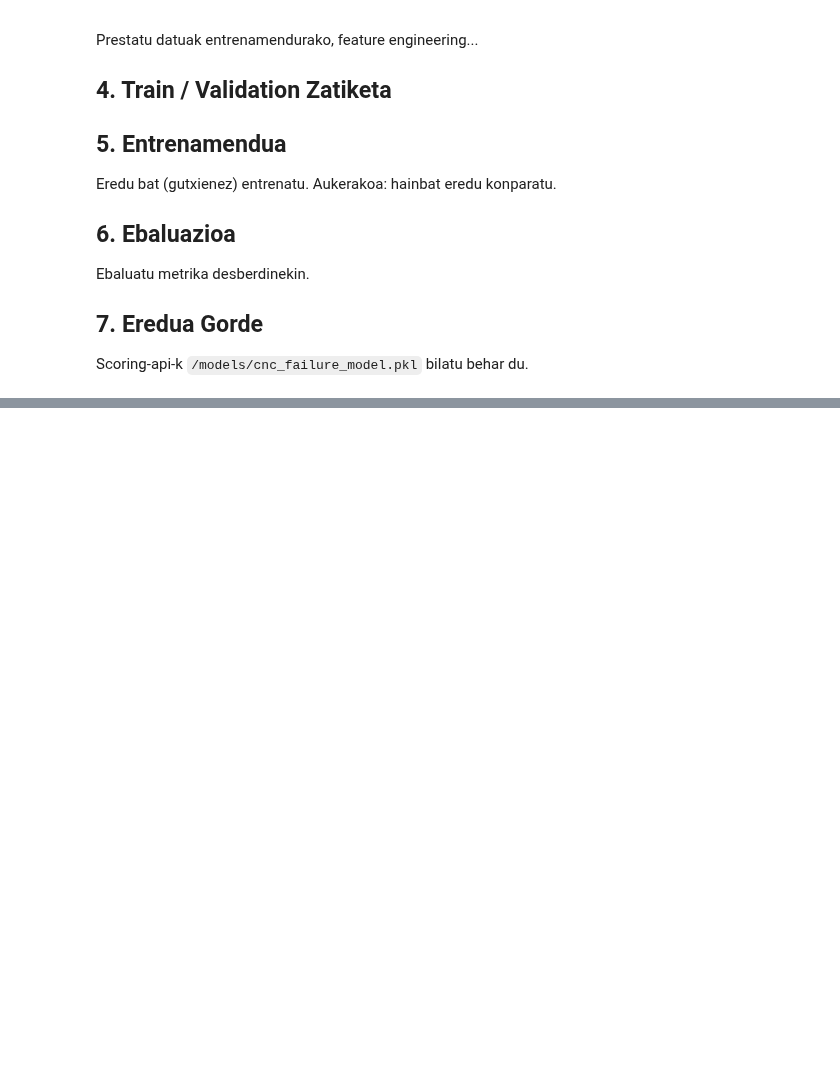
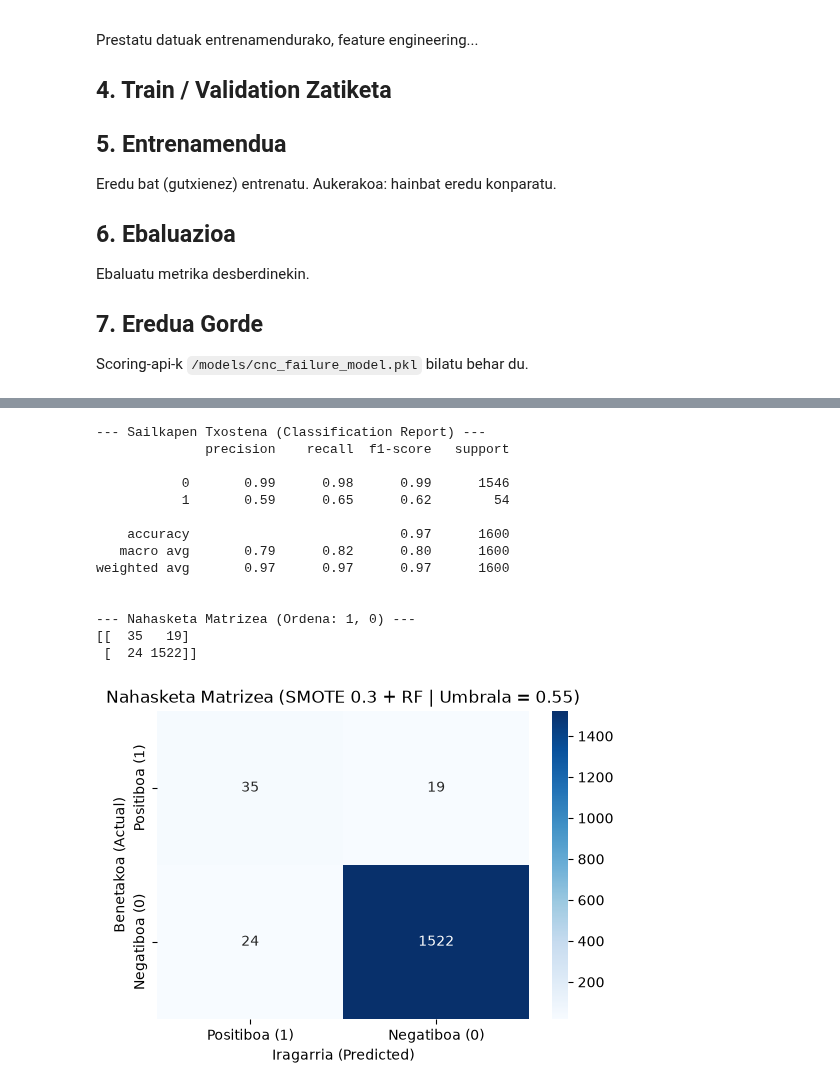
Before and after one commit to AABD-Ethazi-2627/T3-erronka1, a Jupyter notebook: notebooks/02_training_TEMPLATE.ipynb, the cells around one changed output, grey strips where cells are left out. Drawn from its saved outputs; the diff is of its cells as text; code cells hidden in the pictures; blank space fills up the shorter version.

Commit message:
Codigo 5 prueba

```diff
--- a/notebooks/02_training_TEMPLATE.ipynb
+++ b/notebooks/02_training_TEMPLATE.ipynb
@@ -281,42 +301,55 @@ print(y_train.value_counts(normalize=True) * 100)
 # %%
-# ==========================================
-# 5. ENTRENAMENDUA ETA EBALUAZIOA
-# ==========================================
+smote = SMOTE(sampling_strategy=0.30, random_state=42)
+X_train_res, y_train_res = smote.fit_resample(X_train, y_train)
 
-
-# 1. Random Forest eredua definitu (class_weight='balanced' erabiliz klase-desorekarako)
+# 2. Random Forest regularizado (evita memorizar sintéticos ambiguos)
 model = RandomForestClassifier(
-    n_estimators=100,
-    max_depth=10,
-    class_weight='balanced',
+    n_estimators=5000,            # Rápido y suficiente para estabilizar las predicciones
+    max_depth=16,                # Permite capturar combinaciones complejas de sensores
+    min_samples_leaf=2,          # Evita borrar los casos raros de avería (reduce FN)
+    class_weight={0: 1, 1: 2.0}, # Peso moderado para la clase defectuosa
     random_state=42
 )
 
+# 3. Entrenar modelo
+model.fit(X_train_res, y_train_res)
 
-# 2. Eredua entrenatu
-model.fit(X_train, y_train)
+# 4. Probabilidades y umbral de alta precisión (0.55)
+y_probs = model.predict_proba(X_val)[:, 1]
+umbrala = 0.55  # Si quieres más precisión aún, prueba 0.60
+y_pred = (y_probs >= umbrala).astype(int)
 
+# 5. Nahasketa Matrizea (labels=[1, 0] para mantener orden teórico)
+cm = confusion_matrix(y_val, y_pred, labels=[1, 0])
 
-# 3. Iragarpenak egin balioztatze-multzoan
-y_pred = model.predict(X_val)
-
-
-# 4. Ebaluazio metrikak erakutsi
+# 6. Métricas y gráfico
 print("--- Sailkapen Txostena (Classification Report) ---")
 print(classification_report(y_val, y_pred))
 
-
-print("\n--- Nahasketa Matrizea (Confusion Matrix) ---")
-cm = confusion_matrix(y_val, y_pred)
+print("\n--- Nahasketa Matrizea (Ordena: 1, 0) ---")
 print(cm)
 
-
-# Nahasketa-matrizea grafikoki bistaratu
 plt.figure(figsize=(6, 4))
 sns.heatmap(cm, annot=True, fmt='d', cmap='Blues',
-            xticklabels=['Onik (0)', 'Hutsegitea (1)'],
-            yticklabels=['Onik (0)', 'Hutsegitea (1)'])
-plt.xlabel('Iragarritakoa (Predicted)')
+            xticklabels=['Positiboa (1)', 'Negatiboa (0)'],
+            yticklabels=['Positiboa (1)', 'Negatiboa (0)'])
+plt.xlabel('Iragarria (Predicted)')
 plt.ylabel('Benetakoa (Actual)')
-plt.title('Nahasketa Matrizea')
+plt.title(f'Nahasketa Matrizea (SMOTE 0.3 + RF | Umbrala = {umbrala})')
 plt.show()
+# %% [output]
+--- Sailkapen Txostena (Classification Report) ---
+              precision    recall  f1-score   support
+
+           0       0.99      0.98      0.99      1546
+           1       0.59      0.65      0.62        54
+
+    accuracy                           0.97      1600
+   macro avg       0.79      0.82      0.80      1600
+weighted avg       0.97      0.97      0.97      1600
+
+
+--- Nahasketa Matrizea (Ordena: 1, 0) ---
+[[  35   19]
+ [  24 1522]]
+[figure, added]
```
Also changed, not shown: parts of 3 cells of this notebook.
